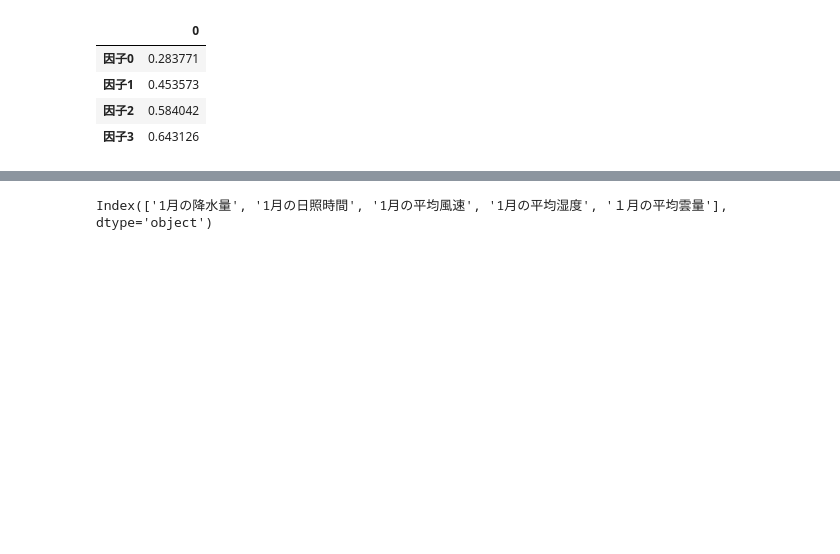
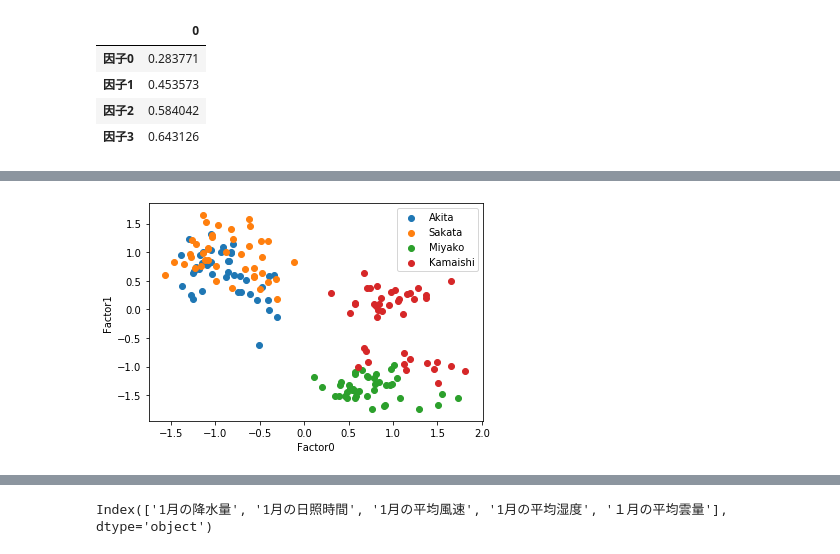
Before and after one commit to daichi-a/PythonDataAnalyzeClassMaterial, a Jupyter notebook: FactorAnalysis_NihonSeaPacificSea.ipynb, the cells around one changed output, grey strips where cells are left out. Drawn from its saved outputs; the diff is of its cells as text; code cells hidden in the pictures; blank space fills up the shorter version.

```diff
--- a/FactorAnalysis_NihonSeaPacificSea.ipynb
+++ b/FactorAnalysis_NihonSeaPacificSea.ipynb
@@ -211,0 +217,90 @@ df_cumulative_variance.style.background_gradient(cmap=cm)
+# %%
+# 因子分析の結果を使って，
+# 観測された元々の説明変数の値を潜在変数の値に変換する
+factors_df = pd.DataFrame(fa_model.transform(df_sea_side_city.iloc[:, 2:]))
+num_of_row = df_sea_side_city.values.shape[0]
+
+# 潜在変数の値をプロットしてみる
+# 日本海側と太平洋側にわけて
+akita = list([])
+miyako = list([])
+sakata = list([])
+kamaishi = list([])
+for i in range(num_of_row):
+  if df_sea_side_city.values[i][0] == 'Akita':
+    akita.append(factors_df.iloc[i, :])
+  elif df_sea_side_city.values[i][0] == 'Miyako':
+    miyako.append(factors_df.iloc[i, :])
+  elif df_sea_side_city.values[i][0] == 'Sakata':
+    sakata.append(factors_df.iloc[i, :])
+  else:
+    kamaishi.append(factors_df.iloc[i, :])
+
+df_akita = pd.DataFrame(akita)
+df_miyako = pd.DataFrame(miyako)
+df_sakata = pd.DataFrame(sakata)
+df_kamaishi = pd.DataFrame(kamaishi)
+
+import matplotlib.pyplot as plt
+
+plt.scatter(df_akita.iloc[:, 0], df_akita.iloc[:, 1], label='Akita')
+plt.scatter(df_sakata.iloc[:, 0], df_sakata.iloc[:, 1], label='Sakata')
+plt.scatter(df_miyako.iloc[:, 0], df_miyako.iloc[:, 1], label='Miyako')
+plt.scatter(df_kamaishi.iloc[:, 0], df_kamaishi.iloc[:, 1], label='Kamaishi')
+
+plt.xlabel('Factor0')
+plt.ylabel('Factor1')
+plt.legend()
+plt.show()
+
+plt.scatter(df_akita.iloc[:, 0], df_akita.iloc[:, 2], label='Akita')
+plt.scatter(df_sakata.iloc[:, 0], df_sakata.iloc[:, 2], label='Sakata')
+plt.scatter(df_miyako.iloc[:, 0], df_miyako.iloc[:, 2], label='Miyako')
+plt.scatter(df_kamaishi.iloc[:, 0], df_kamaishi.iloc[:, 2], label='Kamaishi')
+
+plt.xlabel('Factor0')
+plt.ylabel('Factor2')
+plt.legend()
+plt.show()
+
+plt.scatter(df_akita.iloc[:, 0], df_akita.iloc[:, 3], label='Akita')
+plt.scatter(df_sakata.iloc[:, 0], df_sakata.iloc[:, 3], label='Sakata')
+plt.scatter(df_miyako.iloc[:, 0], df_miyako.iloc[:, 3], label='Miyako')
+plt.scatter(df_kamaishi.iloc[:, 0], df_kamaishi.iloc[:, 3], label='Kamaishi')
+
+plt.xlabel('Factor0')
+plt.ylabel('Factor1')
+plt.legend()
+plt.show()
+
+plt.scatter(df_akita.iloc[:, 1], df_akita.iloc[:, 2], label='Akita')
+plt.scatter(df_sakata.iloc[:, 1], df_sakata.iloc[:, 2], label='Sakata')
+plt.scatter(df_miyako.iloc[:, 1], df_miyako.iloc[:, 2], label='Miyako')
+plt.scatter(df_kamaishi.iloc[:, 1], df_kamaishi.iloc[:, 2], label='Kamaishi')
+
+plt.xlabel('Factor1')
+plt.ylabel('Factor2')
+plt.legend()
+plt.show()
+
+plt.scatter(df_akita.iloc[:, 1], df_akita.iloc[:, 3], label='Akita')
+plt.scatter(df_sakata.iloc[:, 1], df_sakata.iloc[:, 3], label='Sakata')
+plt.scatter(df_miyako.iloc[:, 1], df_miyako.iloc[:, 3], label='Miyako')
+plt.scatter(df_kamaishi.iloc[:, 1], df_kamaishi.iloc[:, 3], label='Kamaishi')
+
+plt.xlabel('Factor1')
+plt.ylabel('Factor3')
+plt.legend()
+plt.show()
+
+plt.scatter(df_akita.iloc[:, 2], df_akita.iloc[:, 3], label='Akita')
+plt.scatter(df_sakata.iloc[:, 2], df_sakata.iloc[:, 3], label='Sakata')
+plt.scatter(df_miyako.iloc[:, 2], df_miyako.iloc[:, 3], label='Miyako')
+plt.scatter(df_kamaishi.iloc[:, 2], df_kamaishi.iloc[:, 3], label='Kamaishi')
+
+plt.xlabel('Factor2')
+plt.ylabel('Factor3')
+plt.legend()
+plt.show()
+# %% [output]
+[figure, added]
```
Also changed, not shown: parts of 29 cells of this notebook.
